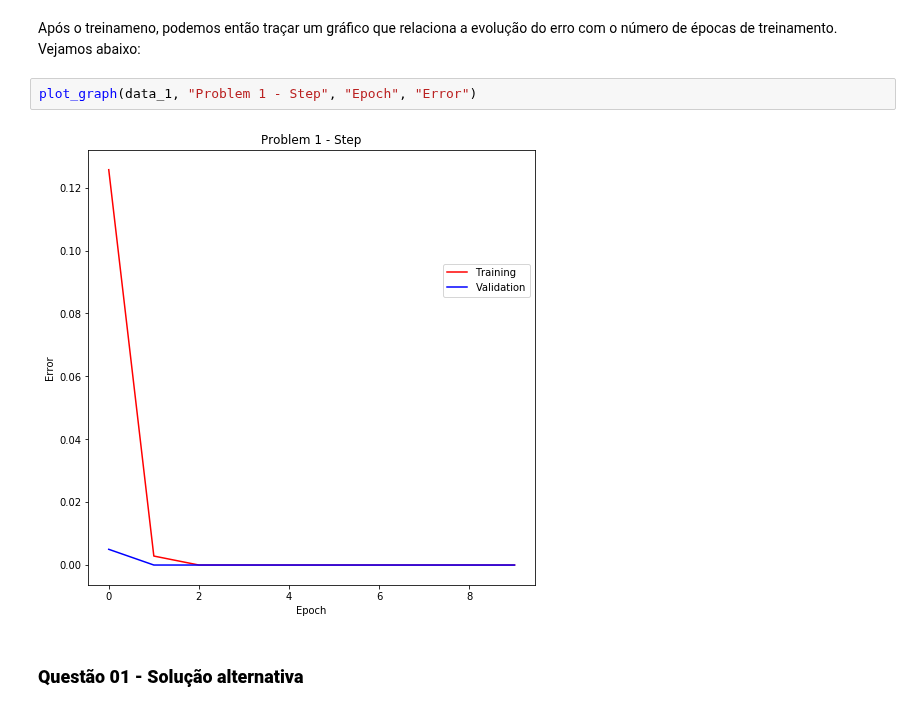
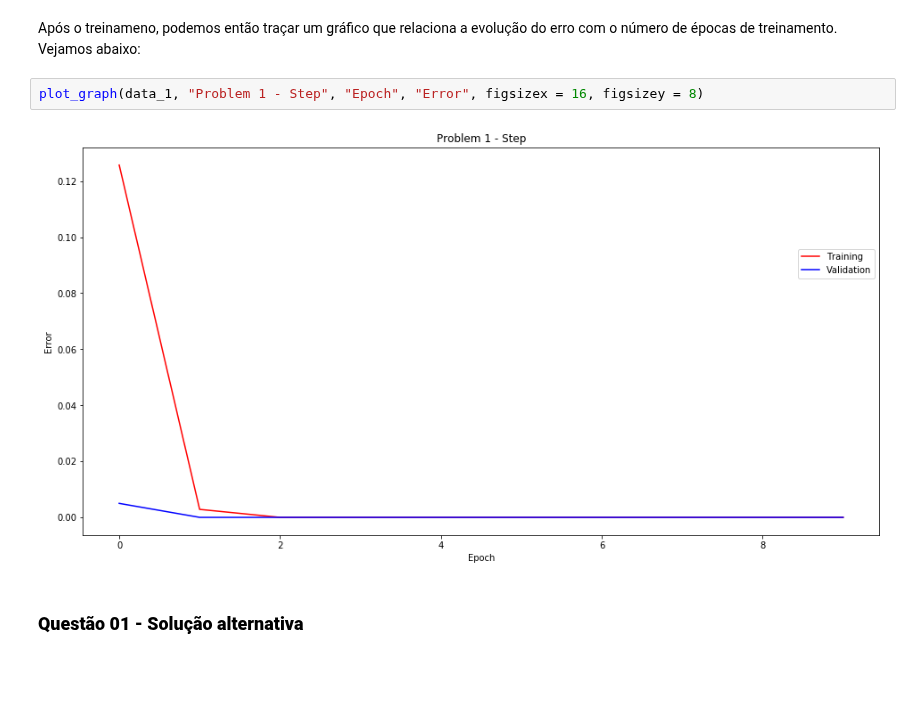
Before and after one commit to matheus-praxedes/Deep-learning, a Jupyter notebook: src/list_1.ipynb, the cells around one changed output. Drawn from its saved outputs; the diff is of its cells as text; blank space fills up the shorter version.

```diff
--- a/src/list_1.ipynb
+++ b/src/list_1.ipynb
@@ -44,9 +44,9 @@ Incorrect: 0.0%
 # %% [markdown]
 Após o treinameno, podemos então traçar um gráfico que relaciona a evolução do erro com o número de épocas de treinamento. Vejamos abaixo:
 # %%
-plot_graph(data_1, "Problem 1 - Step", "Epoch", "Error")
+plot_graph(data_1, "Problem 1 - Step", "Epoch", "Error", figsizex = 16, figsizey = 8)
 # %% [output]
-[figure, old version]
+[figure, new version]
 # %% [markdown]
 ### **Questão 01 - Solução alternativa**
 # %% [markdown]
```
Also changed, not shown: parts of 23 cells of this notebook.
